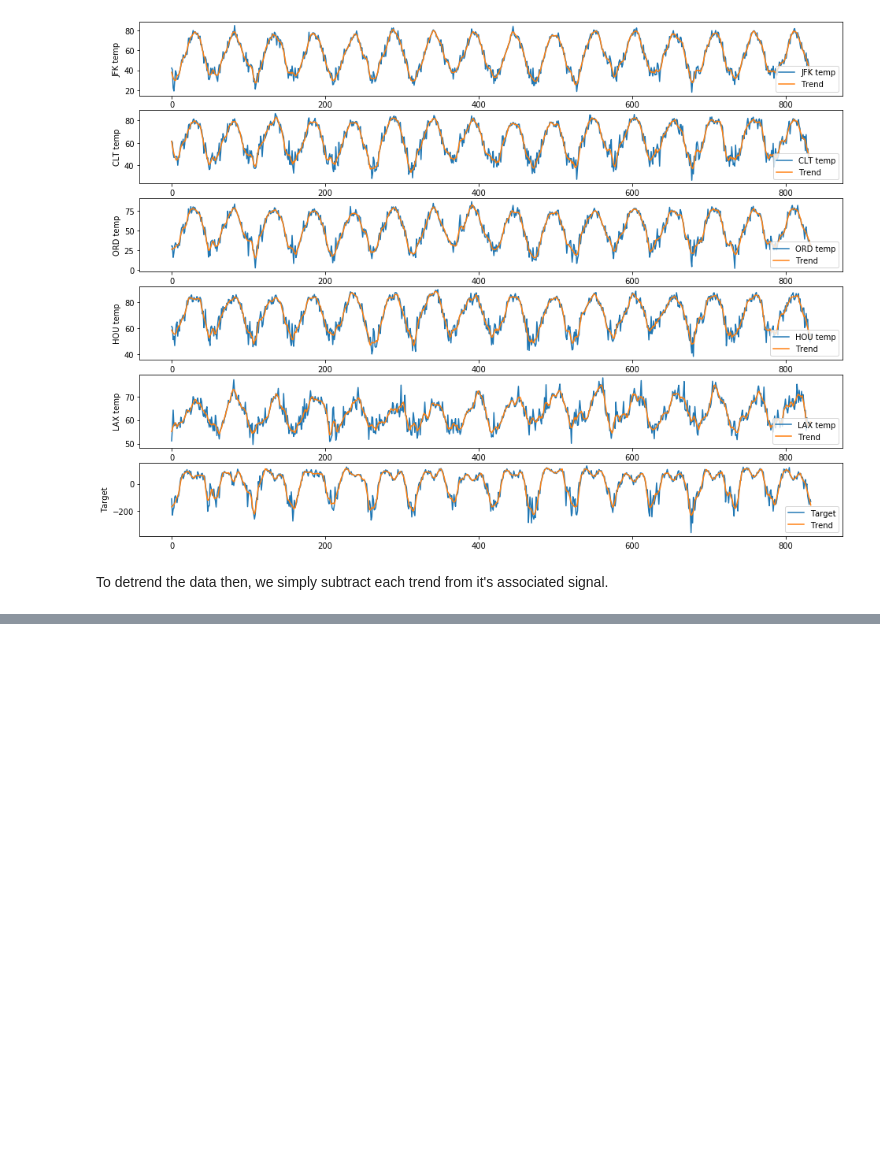
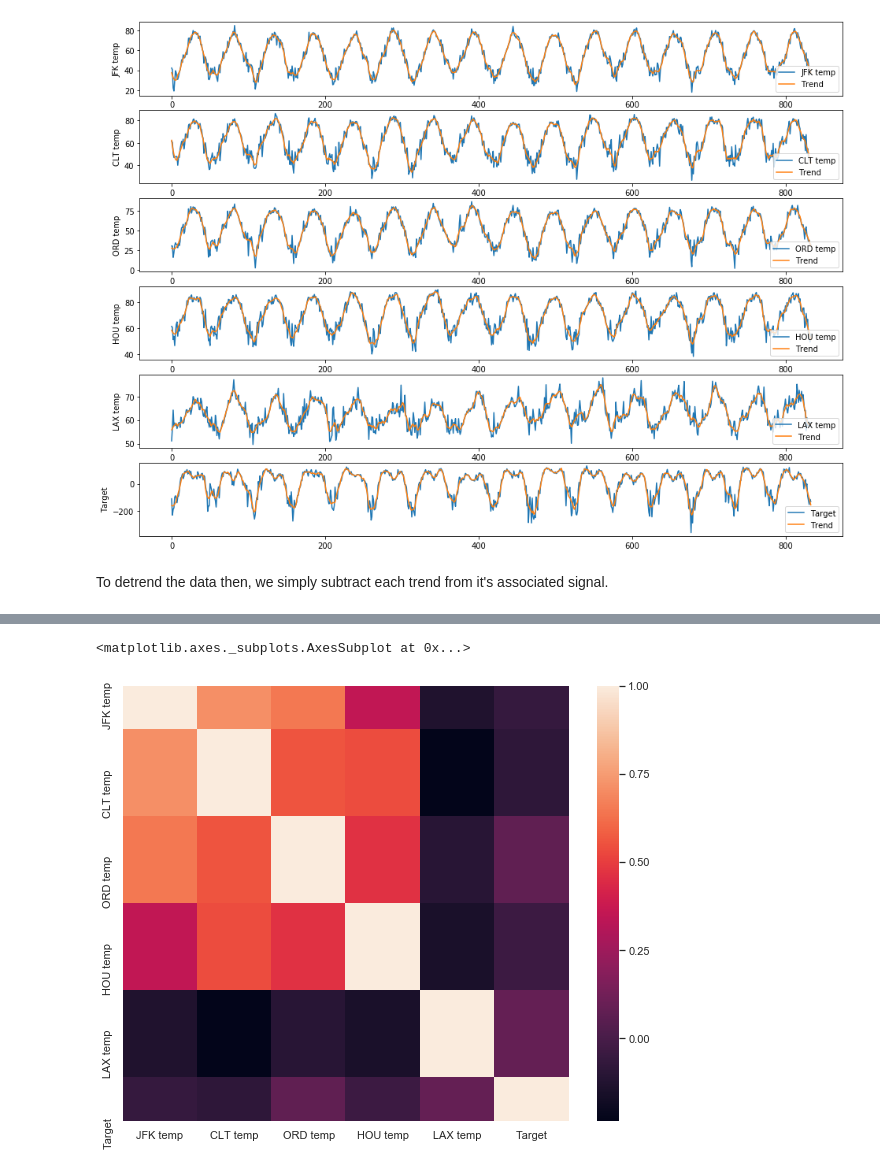
Before and after one commit to KurtButler/AMS520-Project, a Jupyter notebook: Notebooks/Data Overview - Gas.ipynb, the cells around one changed output, grey strips where cells are left out. Drawn from its saved outputs; the diff is of its cells as text; code cells hidden in the pictures; blank space fills up the shorter version.

```diff
--- a/Notebooks/Data Overview - Gas.ipynb
+++ b/Notebooks/Data Overview - Gas.ipynb
@@ -126,0 +132,7 @@ sns.pairplot(my_frame, dropna=True)
+# %%
+my_frame = pd.DataFrame(detrended_data,columns=names)
+sns.set(rc={'figure.figsize':(10,8)})
+sns.heatmap(my_frame.corr())
+# %% [output]
+<matplotlib.axes._subplots.AxesSubplot at 0x...>
+[figure, added]
```
Also changed, not shown: parts of 6 cells of this notebook.
